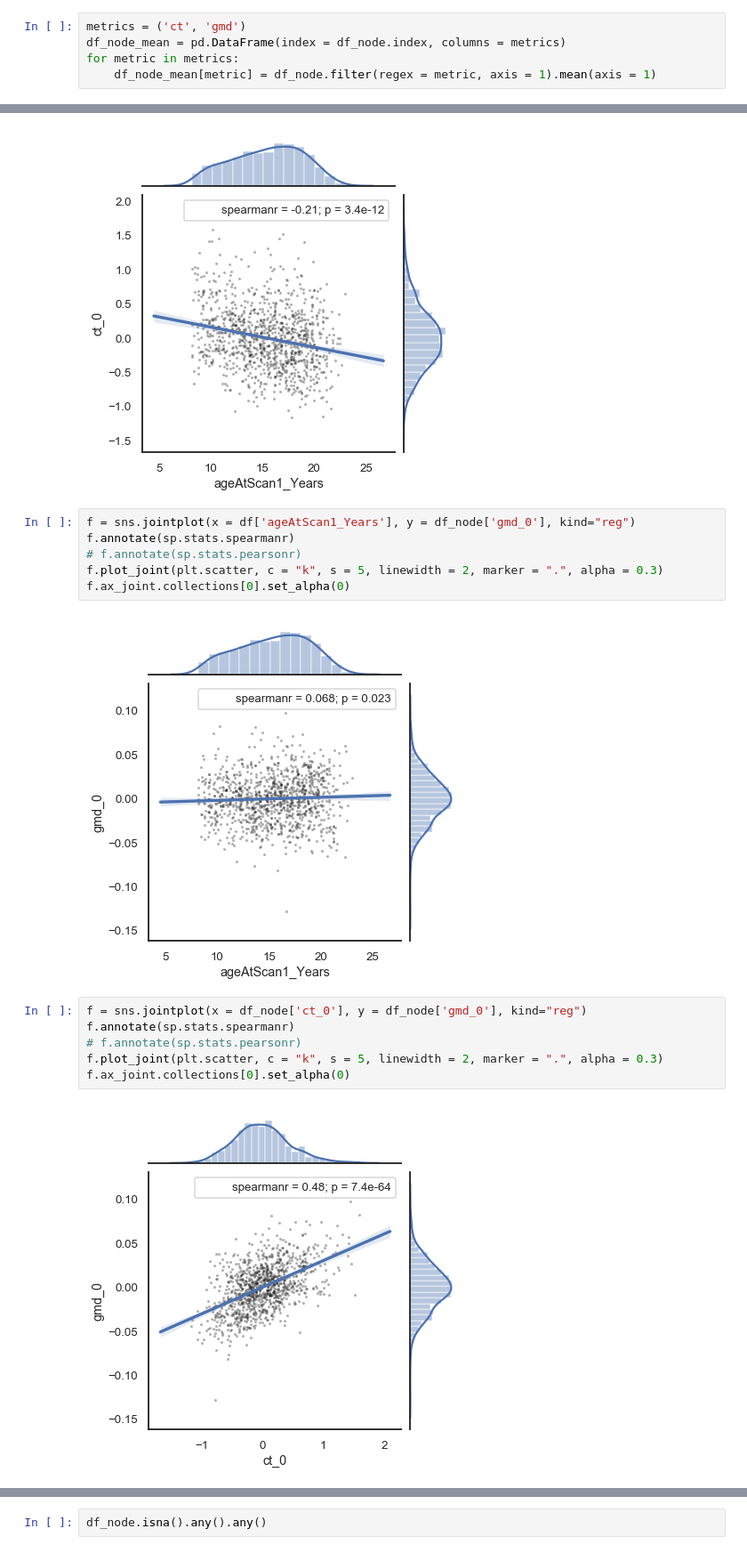
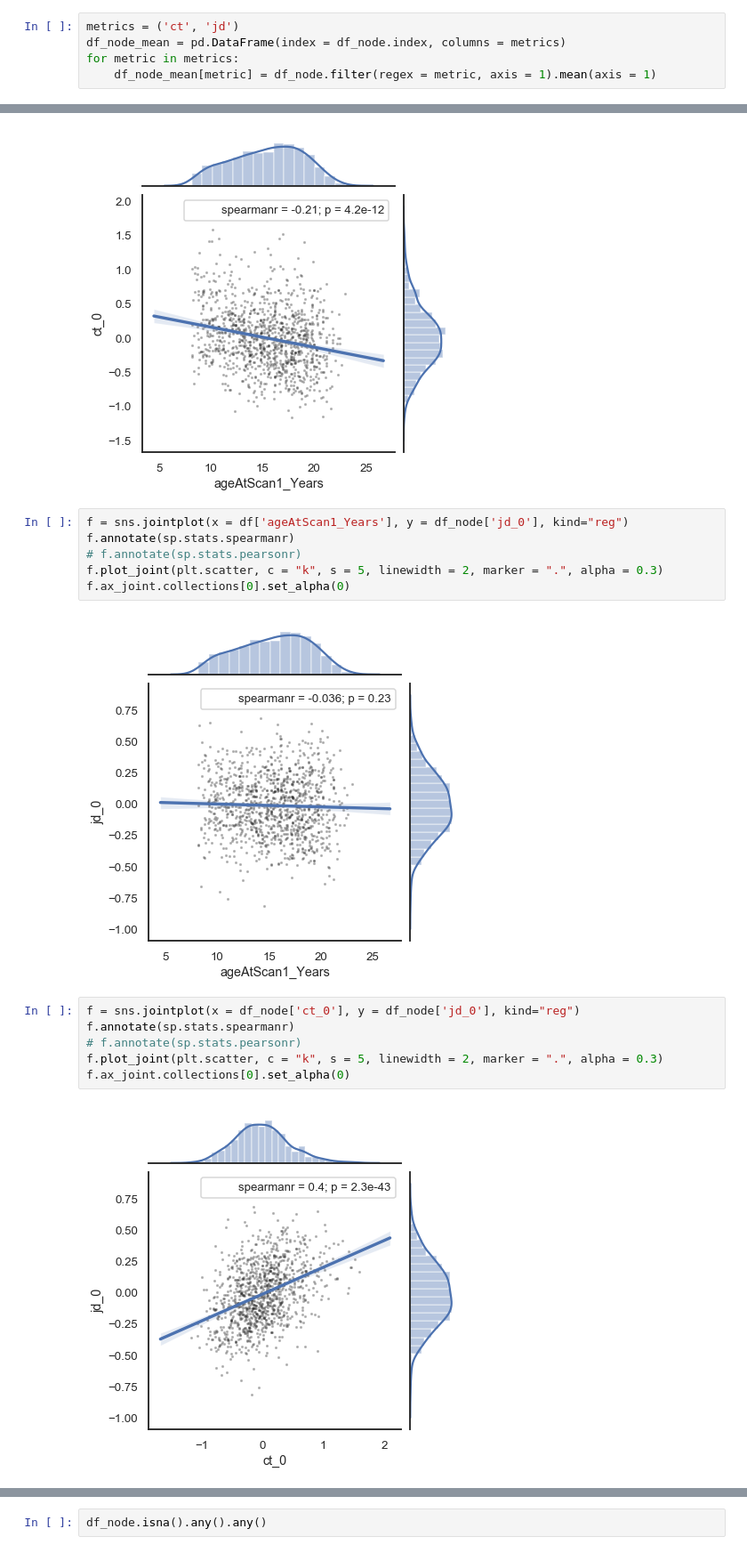
Before and after one commit to lindenmp/normative_neurodev_cs_t1, a Jupyter notebook: code/clean_node_metrics.ipynb, the cells around one changed output, grey strips where cells are left out. Shown at 89% size. Drawn from its saved outputs; the diff is of its cells as text.

```diff
--- a/code/clean_node_metrics.ipynb
+++ b/code/clean_node_metrics.ipynb
@@ -64,7 +64,7 @@ df_node.head()
 # Labels
 sns.set(style='white', context = 'talk', font_scale = .8)
 # %%
-metrics = ('ct', 'gmd')
+metrics = ('ct', 'jd')
 df_node_mean = pd.DataFrame(index = df_node.index, columns = metrics)
 for metric in metrics:
     df_node_mean[metric] = df_node.filter(regex = metric, axis = 1).mean(axis = 1)
@@ -163,21 +162,21 @@ f.ax_joint.collections[0].set_alpha(0)
 # %% [output]
 [figure]
 # %%
-f = sns.jointplot(x = df['ageAtScan1_Years'], y = df_node['gmd_0'], kind="reg")
+f = sns.jointplot(x = df['ageAtScan1_Years'], y = df_node['jd_0'], kind="reg")
 f.annotate(sp.stats.spearmanr)
 # f.annotate(sp.stats.pearsonr)
 f.plot_joint(plt.scatter, c = "k", s = 5, linewidth = 2, marker = ".", alpha = 0.3)
 f.ax_joint.collections[0].set_alpha(0)
 # %% [output]
-[figure, old version]
+[figure, new version]
 # %%
-f = sns.jointplot(x = df_node['ct_0'], y = df_node['gmd_0'], kind="reg")
+f = sns.jointplot(x = df_node['ct_0'], y = df_node['jd_0'], kind="reg")
 f.annotate(sp.stats.spearmanr)
 # f.annotate(sp.stats.pearsonr)
 f.plot_joint(plt.scatter, c = "k", s = 5, linewidth = 2, marker = ".", alpha = 0.3)
 f.ax_joint.collections[0].set_alpha(0)
 # %% [output]
-[figure, old version]
+[figure, new version]
 # %%
 df_node.head()
 # %% [output]
```
Also changed, not shown: parts of 13 cells of this notebook, 1 other file.
